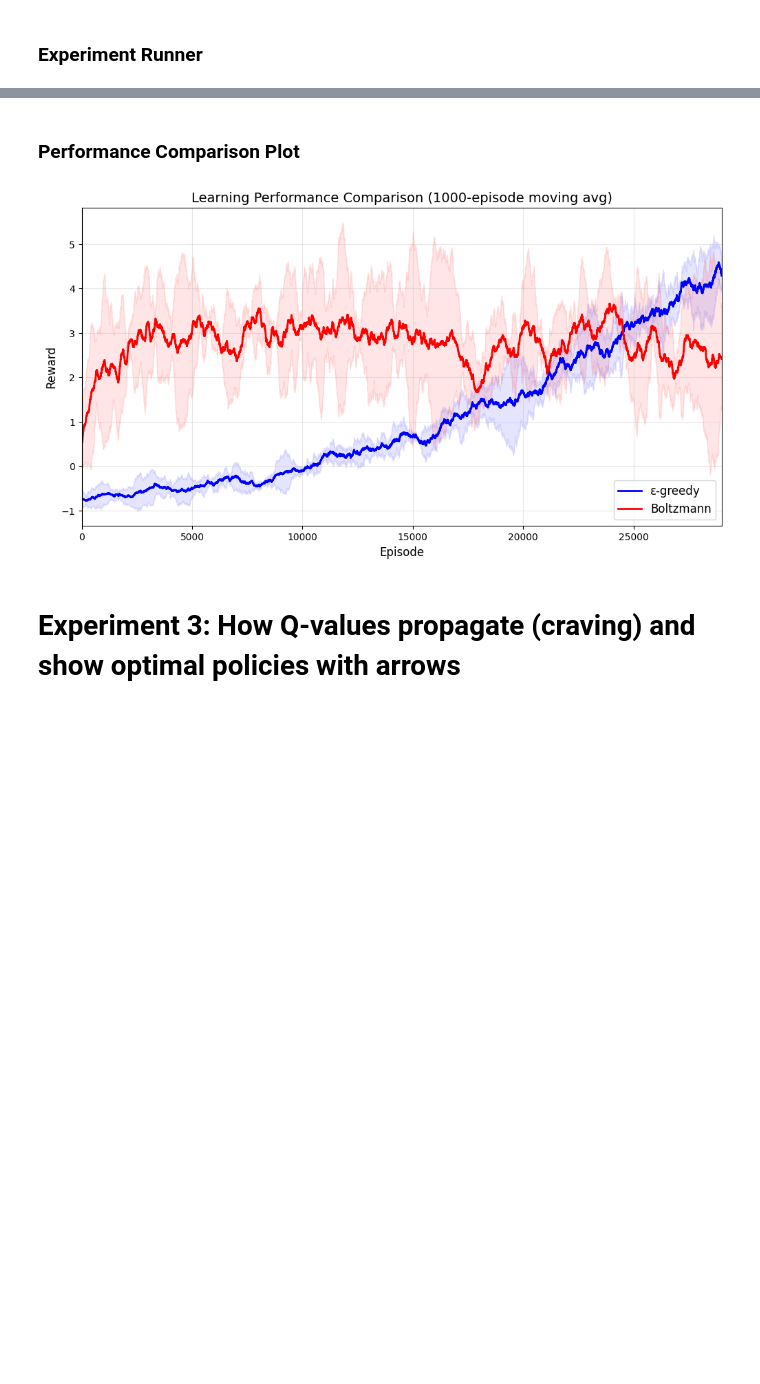
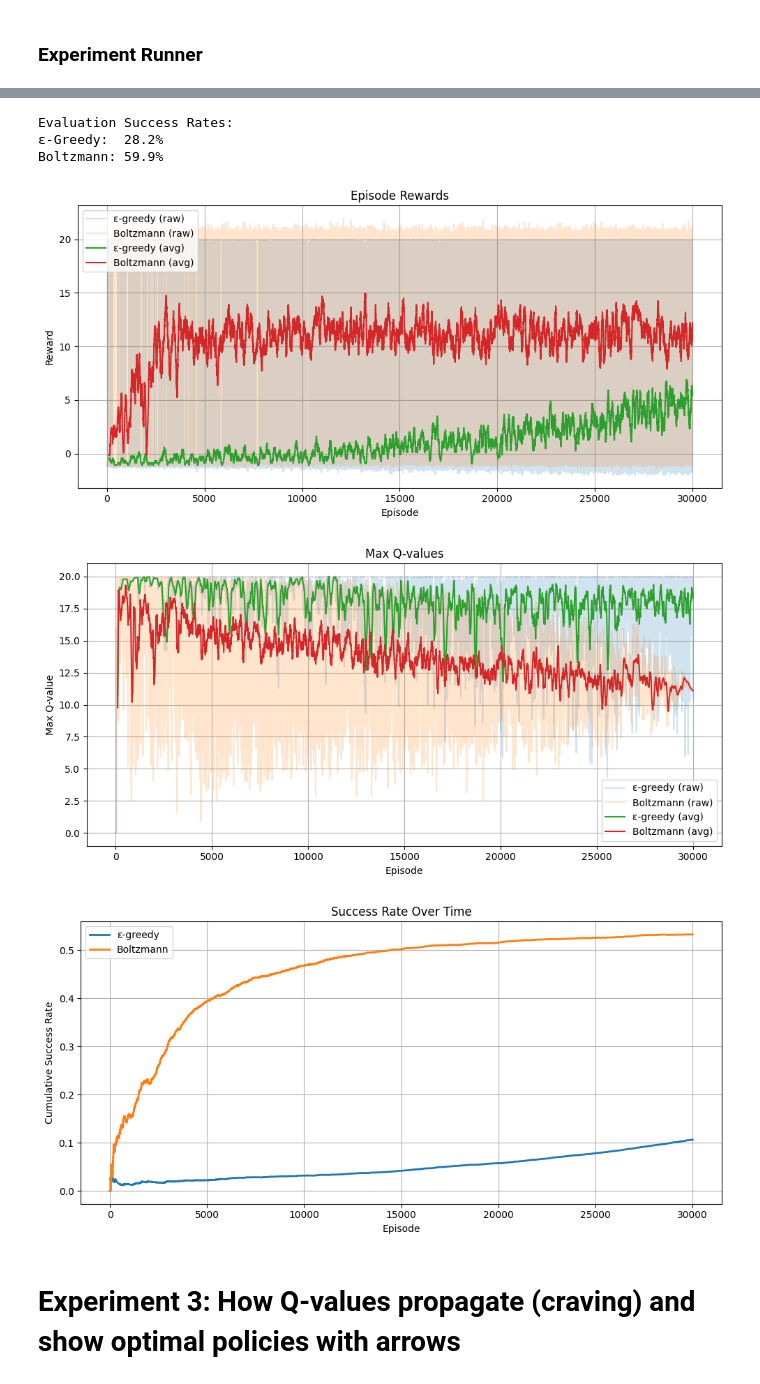
Before and after one commit to LuukMaessen-code/S6, a Jupyter notebook: RL Part 1.ipynb, the cells around one changed output, grey strips where cells are left out. Saved outputs shown, nothing was run; the diff lists cells and outputs as text; code cells hidden in the pictures; blank space fills up the shorter version.

```diff
--- a/RL Part 1.ipynb
+++ b/RL Part 1.ipynb
@@ -455,58 +381,26 @@ Boltzmann - Average: 63.4%, Best: 71.8%, Worst: 58.6%
-# %% [markdown]
-### Performance Comparison Plot
-# %%
-def plot_combined_performance(config, seeds=SEEDS):
-    """Plot moving average rewards for both strategies across all seeds"""
-    plt.figure(figsize=(12, 6))
-
-    # Collect all rewards
-    all_eps_rewards = []
-    all_boltz_rewards = []
-
-    for seed in seeds:
-        # Train ε-greedy
-        config.epsilon = 1.0
-        env = create_env(config.slippery)
-        _, eps_rewards = train_epsilon_greedy(config, env, seed)
-        all_eps_rewards.append(eps_rewards)
-
-        # Train Boltzmann
-        env = create_env(config.slippery)
-        _, boltz_rewards = train_boltzmann(config, env, seed)
-        all_boltz_rewards.append(boltz_rewards)
-
-    # Compute moving averages (window=1000 for smoother plot)
-    eps_ma = np.mean([np.convolve(r, np.ones(1000)/1000, mode='valid') for r in all_eps_rewards], axis=0)
-    boltz_ma = np.mean([np.convolve(r, np.ones(1000)/1000, mode='valid') for r in all_boltz_rewards], axis=0)
-
-    # Plot with 95% confidence intervals
-    eps_std = np.std([np.convolve(r, np.ones(1000)/1000, mode='valid') for r in all_eps_rewards], axis=0)
-    boltz_std = np.std([np.convolve(r, np.ones(1000)/1000, mode='valid') for r in all_boltz_rewards], axis=0)
-
-    plt.plot(eps_ma, 'b-', label='ε-greedy', linewidth=2)
-    plt.fill_between(range(len(eps_ma)),
-                     eps_ma - 1.96*eps_std,
-                     eps_ma + 1.96*eps_std,
-                     color='blue', alpha=0.1)
-
-    plt.plot(boltz_ma, 'r-', label='Boltzmann', linewidth=2)
-    plt.fill_between(range(len(boltz_ma)),
-                     boltz_ma - 1.96*boltz_std,
-                     boltz_ma + 1.96*boltz_std,
-                     color='red', alpha=0.1)
-
-    plt.title("Learning Performance Comparison (1000-episode moving avg)", fontsize=14)
-    plt.xlabel("Episode", fontsize=12)
-    plt.ylabel("Reward", fontsize=12)
-    plt.legend(fontsize=12)
-    plt.grid(alpha=0.3)
-    plt.xlim(0, config.episodes-1000)  # Adjust for moving average window
-    plt.show()
-
-# Generate the comparison plot
-plot_combined_performance(config)
-# %% [output]
-[figure, removed]
+# %%
+config = Config()
+env = create_env(config.slippery, seed=42)
+
+q_eps, metrics_eps = train_epsilon_greedy(config, env)
+eps_success = evaluate(q_eps, config)
+
+env = create_env(config.slippery, seed=42)
+q_boltz, metrics_boltz = train_boltzmann(config, env)
+boltz_success = evaluate(q_boltz, config)
+
+print(f"\nEvaluation Success Rates:")
+print(f"ε-Greedy:  {eps_success:.1%}")
+print(f"Boltzmann: {boltz_success:.1%}")
+
+plot_training_metrics(metrics_eps, metrics_boltz)
+# %% [output]
+Evaluation Success Rates:
+ε-Greedy:  28.2%
+Boltzmann: 59.9%
+[figure, added]
+[figure, added]
+[figure, added]
 # %% [markdown]
 # Experiment 3: How Q-values propagate (craving) and show optimal policies with arrows
 # %% [markdown]
```
Also changed, not shown: parts of 76 cells of this notebook.
